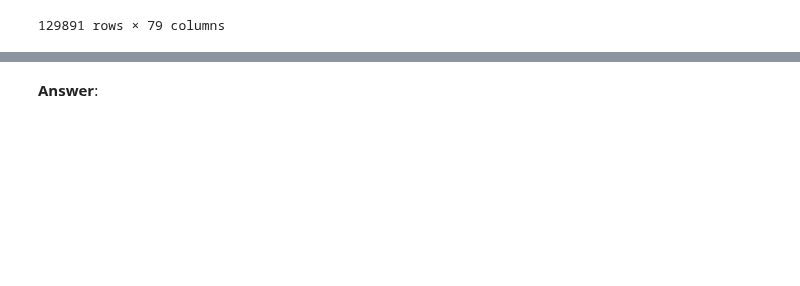
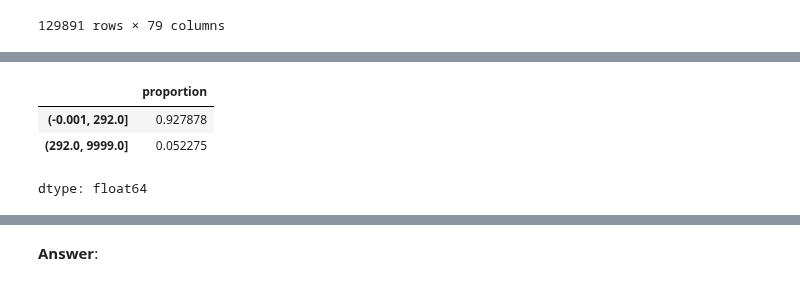
Before and after one commit to pharringtonp19/business-analytics, a Jupyter notebook: homeworks/HW4_solutions.ipynb, the cells around one changed output, grey strips where cells are left out. Saved outputs shown, nothing was run; the diff lists cells and outputs as text; code cells hidden in the pictures; blank space fills up the shorter version.

```diff
--- a/homeworks/HW4_solutions.ipynb
+++ b/homeworks/HW4_solutions.ipynb
@@ -533,0 +566,8 @@ df.sort_values('applicant_income_000s')
+# %%
+value = df['loan_amount_000s'].quantile(.5)
+df['applicant_income_000s'].value_counts(normalize=True, bins=[0, value, df['applicant_income_000s'].max()])
+# %% [output]
+|  | proportion |
+| (-0.001, 292.0] | 0.927878 |
+| (292.0, 9999.0] | 0.052275 |
+dtype: float64
```
Also changed, not shown: parts of 24 cells of this notebook.
